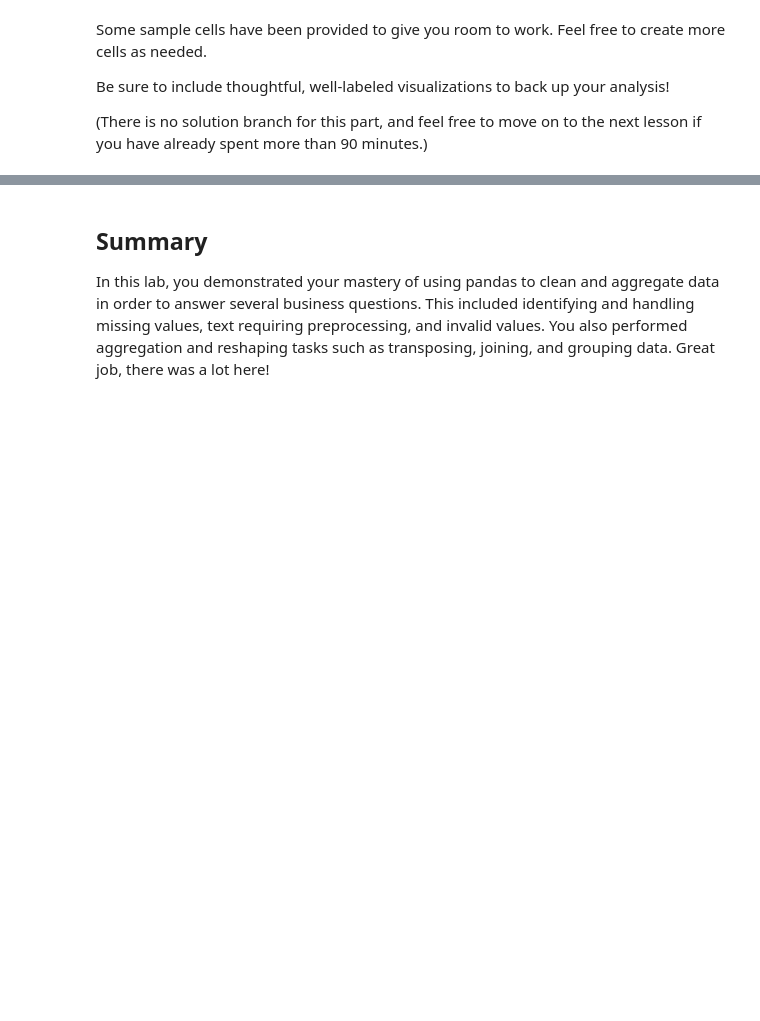
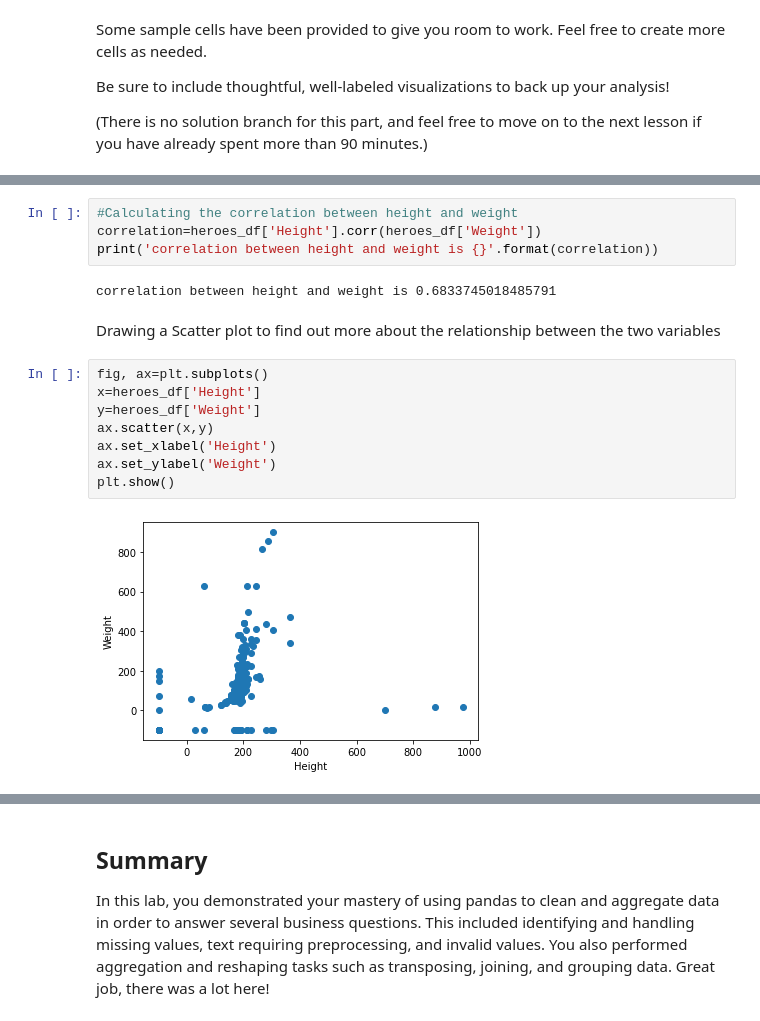
Before and after one commit to OswaldCc/dsc-pandas-data-cleaning-lab, a Jupyter notebook: index.ipynb, the cells around one changed output, grey strips where cells are left out. Drawn from its saved outputs; the diff is of its cells as text; blank space fills up the shorter version.

```diff
--- a/index.ipynb
+++ b/index.ipynb
@@ -849,0 +866,18 @@ Be sure to include thoughtful, well-labeled visualizations to back up your analy
+# %%
+#Calculating the correlation between height and weight
+correlation=heroes_df['Height'].corr(heroes_df['Weight'])
+print('correlation between height and weight is {}'.format(correlation))
+# %% [output]
+correlation between height and weight is 0.6833745018485791
+# %% [markdown]
+Drawing a Scatter plot to find out more about the relationship between the two variables
+# %%
+fig, ax=plt.subplots()
+x=heroes_df['Height']
+y=heroes_df['Weight']
+ax.scatter(x,y)
+ax.set_xlabel('Height')
+ax.set_ylabel('Weight')
+plt.show()
+# %% [output]
+[figure, added]
```
Also changed, not shown: parts of 3 cells of this notebook.
